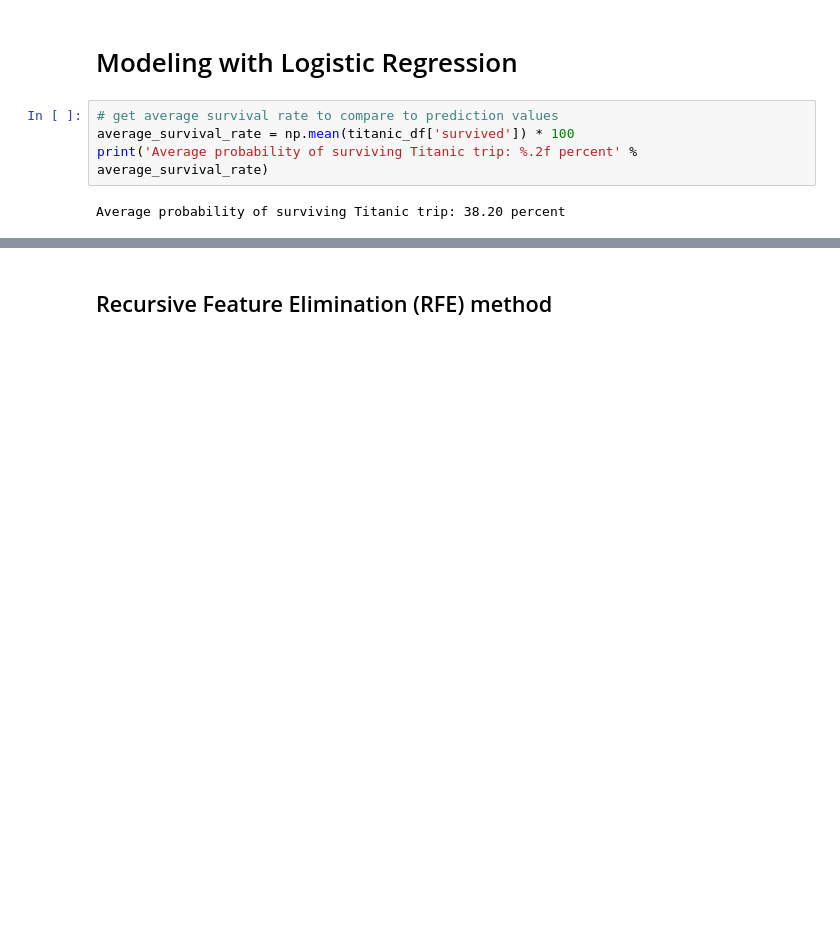
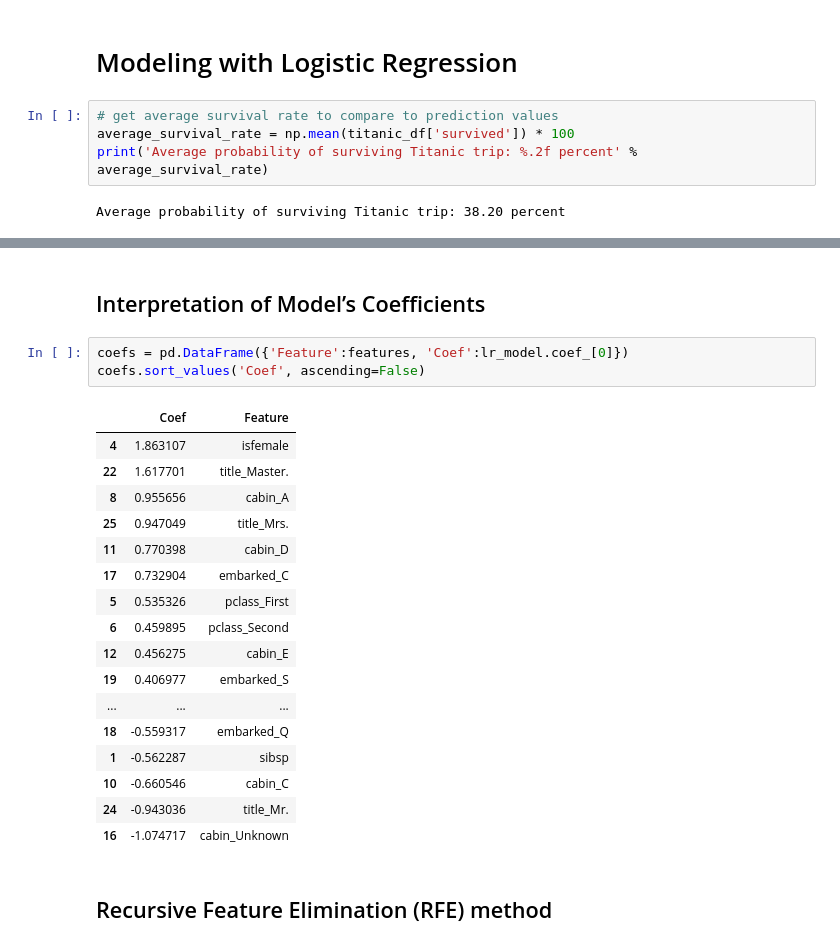
Before and after one commit to amunategui-prototyping/Chapter-1, a Jupyter notebook: exploring/chapter-1-explorations.ipynb, the cells around one changed output, grey strips where cells are left out. Cells and saved outputs as stored; diff of their text form; blank space fills up the shorter version.

```diff
--- a/exploring/chapter-1-explorations.ipynb
+++ b/exploring/chapter-1-explorations.ipynb
@@ -162,3 +163,26 @@ Accuracy of logistic regression classifier on test set: 79.35%
+# %% [markdown]
+<H2>Interpretation of Model’s Coefficients</H2>
+# %%
+coefs = pd.DataFrame({'Feature':features, 'Coef':lr_model.coef_[0]})
+coefs.sort_values('Coef', ascending=False)
+# %% [output]
+|  | Coef | Feature |
+| 4 | 1.863107 | isfemale |
+| 22 | 1.617701 | title_Master. |
+| 8 | 0.955656 | cabin_A |
+| 25 | 0.947049 | title_Mrs. |
+| 11 | 0.770398 | cabin_D |
+| 17 | 0.732904 | embarked_C |
+| 5 | 0.535326 | pclass_First |
+| 6 | 0.459895 | pclass_Second |
+| 12 | 0.456275 | cabin_E |
+| 19 | 0.406977 | embarked_S |
+| ... | ... | ... |
+| 18 | -0.559317 | embarked_Q |
+| 1 | -0.562287 | sibsp |
+| 10 | -0.660546 | cabin_C |
+| 24 | -0.943036 | title_Mr. |
+| 16 | -1.074717 | cabin_Unknown |
 # %% [markdown]
 <H2>Recursive Feature Elimination (RFE) method</H2>
 # %%
```
Also changed, not shown: parts of 8 cells of this notebook.
